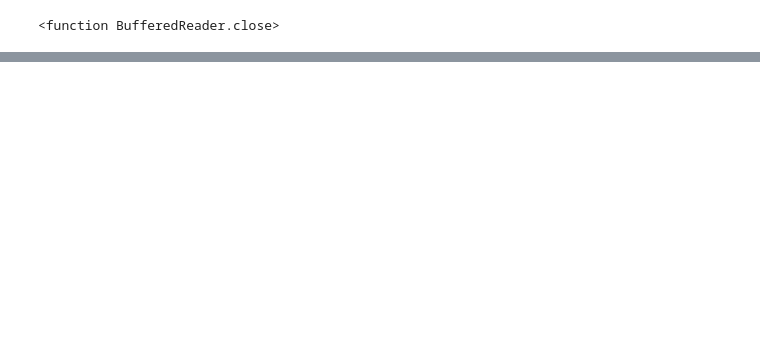
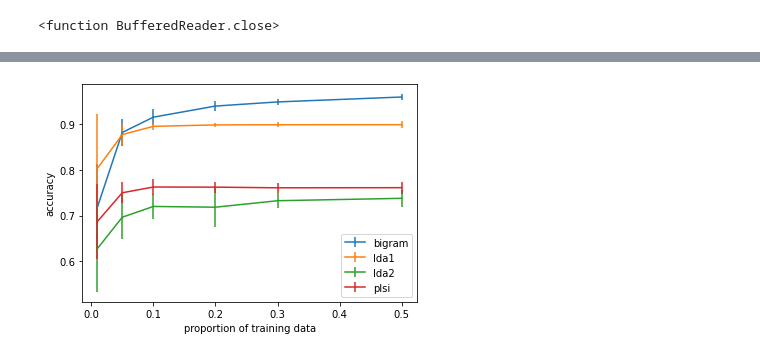
Before and after one commit to montecristo7/lda_project, a Jupyter notebook: comparative_analysis_carol.ipynb, the cells around one changed output, grey strips where cells are left out. Drawn from its saved outputs; the diff is of its cells as text; code cells hidden in the pictures; blank space fills up the shorter version.

```diff
--- a/comparative_analysis_carol.ipynb
+++ b/comparative_analysis_carol.ipynb
@@ -129,6 +125,31 @@ Accuracy of 0.2: 82.5%
 # %%
-from functools import reduce
-acc_avg=np.array(reduce(lambda x,y:x+y, acclist))/len(acclist)
-file = open("acc_avg", "wb")
-np.save(file, acc_avg)
-file.close
+# from functools import reduce
+# acclist=[np.load('acc'+str(l)) for l in range(50) if not l==25]
+# acclist1=[acc for acc in acclist if not acc.shape==(0,)]
+# acc_avg=np.array(reduce(lambda x,y:x+y, acclist1))/len(acclist1)
+# file = open("acc_avg", "wb")
+# np.save(file, acc_avg)
+# file.close
+# %%
+nmc=19
+acclist=[]
+for i in range(nmc):
+    file = open("results/accuracy_1000/acc"+str(i)+'_'+'5topics', "rb")
+    acc_i=np.load(file)
+    file.close
+    acclist.append(acc_i)
+# %%
+acc_all=np.array(acclist)
+acc_avg=np.mean(acc_all,axis=0)
+acc_sd=np.std(acc_all,axis=0)
+# %%
+import pandas as pd
+df_avg=pd.DataFrame(acc_avg,columns=methods)
+df_avg['proportion of training data']=prop
+df_sd=pd.DataFrame(acc_sd,columns=methods)
+df_sd['proportion of training data']=prop
+avg=df_avg.melt(id_vars='proportion of training data')
+avg.columns=['proportion of training data','model','avg']
+sd=df_sd.melt(id_vars='proportion of training data')
+sd.columns=['prop','variable','sd']
+df=pd.concat([avg,sd],axis=1)
@@ -134,0 +158,12 @@ file.close
+# %%
+# Subplots as having two types of quality
+fig, ax = plt.subplots()
+
+for key, group in df.groupby('model'):
+    group.plot('proportion of training data', 'avg', yerr='sd',
+        label=key, ax=ax)
+plt.ylabel('accuracy')
+plt.savefig('figures/accuracy.png', dpi = 1000)
+pass
+# %% [output]
+[figure, added]
```
Also changed, not shown: parts of 12 cells of this notebook, 7 other files.
